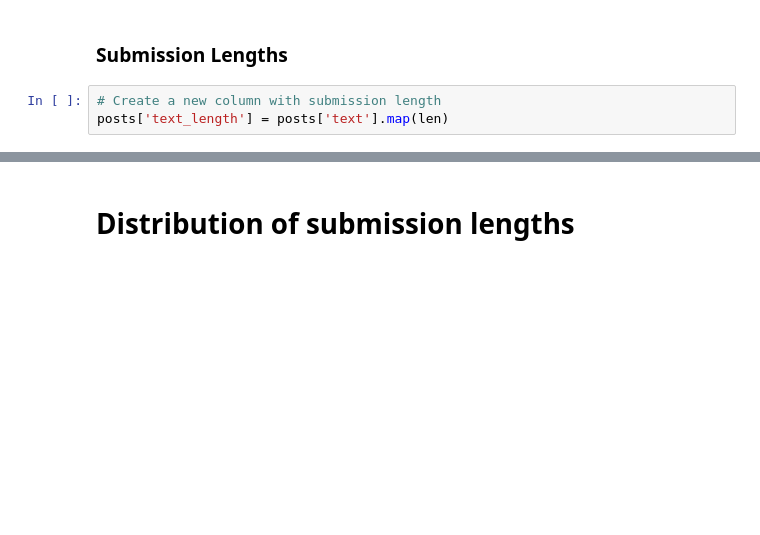
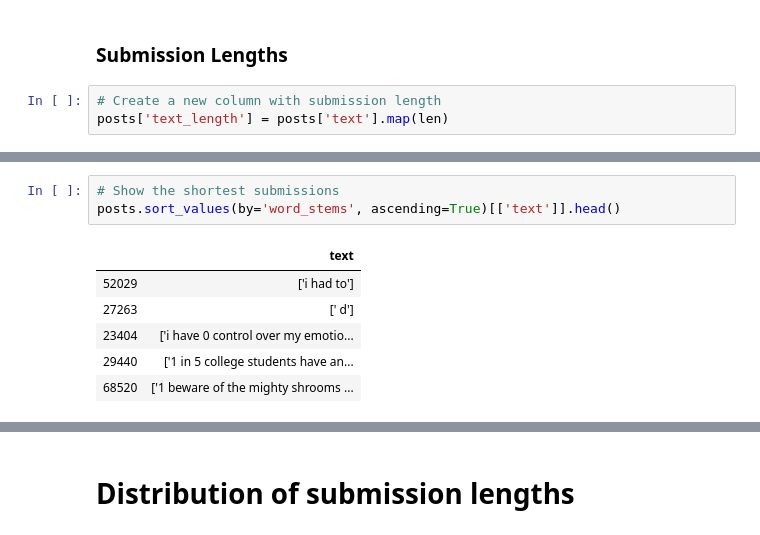
Before and after one commit to eileenhartnett/NLP-DeepLearning-Reddit-Project, a Jupyter notebook: notebooks/step3-EDA.ipynb, the cells around one changed output, grey strips where cells are left out. Drawn from its saved outputs; the diff is of its cells as text; blank space fills up the shorter version.

```diff
--- a/notebooks/step3-EDA.ipynb
+++ b/notebooks/step3-EDA.ipynb
@@ -38,0 +71,10 @@ posts.sort_values(by='text_length', ascending=False)[['text']].head()
+# %%
+# Show the shortest submissions
+posts.sort_values(by='word_stems', ascending=True)[['text']].head()
+# %% [output]
+|  | text |
+| 52029 | ['i had to'] |
+| 27263 | [' d'] |
+| 23404 | ['i have 0 control over my emotio... |
+| 29440 | ['1 in 5 college students have an... |
+| 68520 | ['1 beware of the mighty shrooms ... |
```
Also changed, not shown: parts of 11 cells of this notebook, 2 other files.
